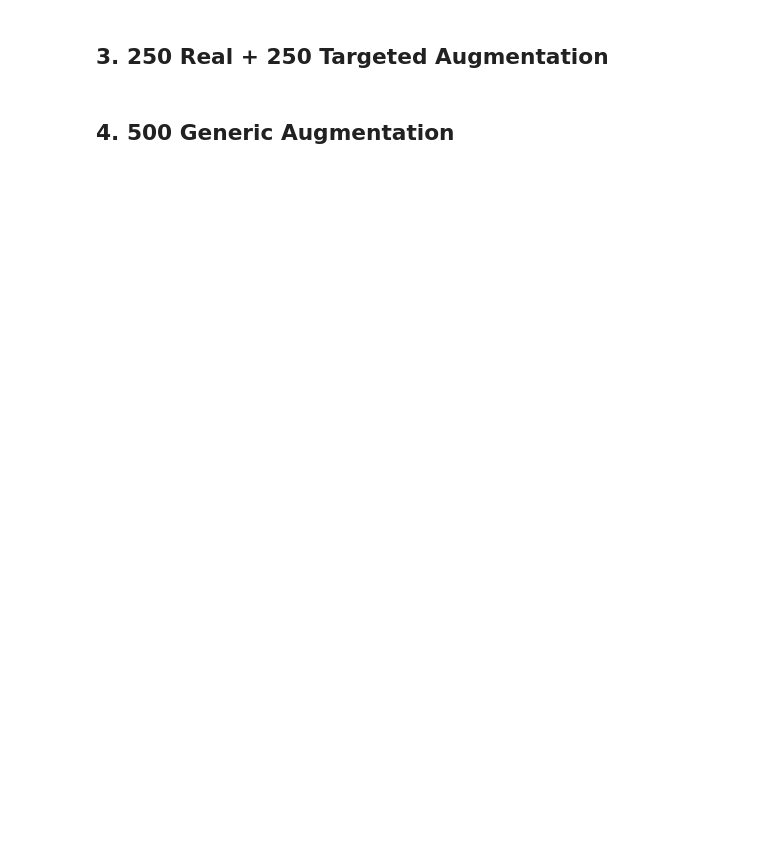
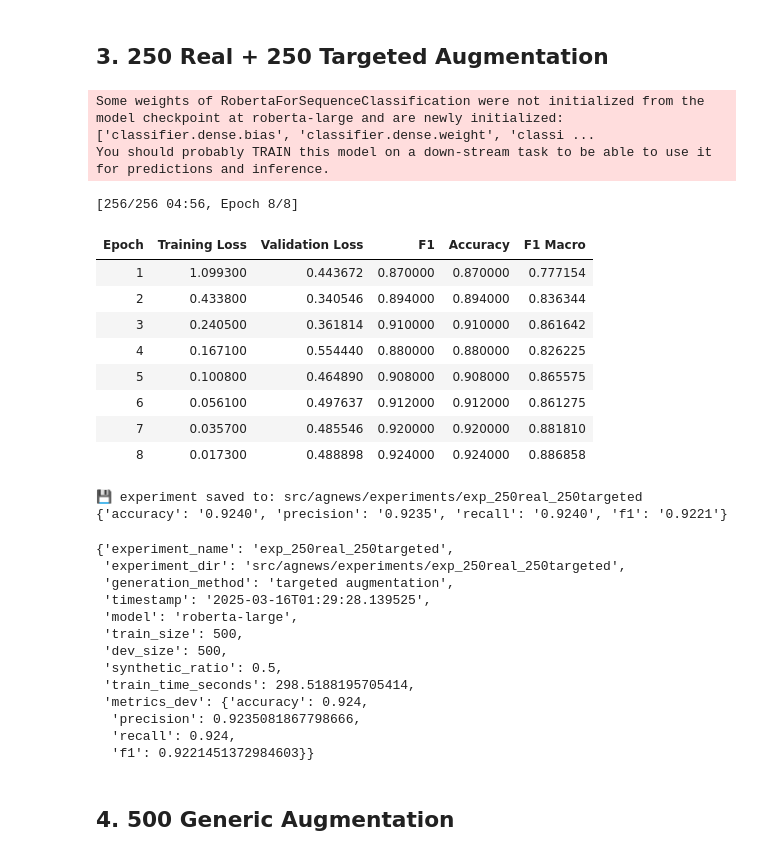
Before and after one commit to AlessandroGhiotto/thesis-nlp, a Jupyter notebook: src/agnews/run_multiclassRoBERTA_agnews.ipynb, the cells around one changed output. Cells and saved outputs as stored; diff of their text form; code cells hidden in the pictures; blank space fills up the shorter version.

```diff
--- a/src/agnews/run_multiclassRoBERTA_agnews.ipynb
+++ b/src/agnews/run_multiclassRoBERTA_agnews.ipynb
@@ -123,21 +138,52 @@ You should probably TRAIN this model on a down-stream task to be able to use it
 # %% [markdown]
 ## 3. 250 Real + 250 Targeted Augmentation
 # %%
+name = "exp_250real_250targeted"
 train_details = main_multiclassRoBERTA(
     real_df=real_train_df,
     synth_df=syn_targeted_df, # Targeted Augmentation
     dev_df=dev_df,
     synth_ratio=0.5, # 50% of the data is synthetic
     max_samples=500,
-    output_dir="src/agnews/experiments/exp_250real_250targeted",
-    log_dir="src/agnews/experiments/RoBERTA_log.json",
+    output_dir=os.path.join(FOLDER_DIR, name),
+    log_dir=LOG_DIR,
     generation_method="targeted augmentation",
+    save_model=True,
+    save_dataset=True,
 )
 display(train_details)
 
 res = train_details["metrics_dev"]
-res["method"] = "250real_250targeted"
+res["method"] = name.replace("exp_", "")
 results.append(res)
+# %% [output]
+Some weights of RobertaForSequenceClassification were not initialized from the model checkpoint at roberta-large and are newly initialized: ['classifier.dense.bias', 'classifier.dense.weight', 'classi ...
+You should probably TRAIN this model on a down-stream task to be able to use it for predictions and inference.
+[256/256 04:56, Epoch 8/8]
+| Epoch | Training Loss | Validation Loss | F1 | Accuracy | F1 Macro |
+| 1 | 1.099300 | 0.443672 | 0.870000 | 0.870000 | 0.777154 |
+| 2 | 0.433800 | 0.340546 | 0.894000 | 0.894000 | 0.836344 |
+| 3 | 0.240500 | 0.361814 | 0.910000 | 0.910000 | 0.861642 |
+| 4 | 0.167100 | 0.554440 | 0.880000 | 0.880000 | 0.826225 |
+| 5 | 0.100800 | 0.464890 | 0.908000 | 0.908000 | 0.865575 |
+| 6 | 0.056100 | 0.497637 | 0.912000 | 0.912000 | 0.861275 |
+| 7 | 0.035700 | 0.485546 | 0.920000 | 0.920000 | 0.881810 |
+| 8 | 0.017300 | 0.488898 | 0.924000 | 0.924000 | 0.886858 |
+💾 experiment saved to: src/agnews/experiments/exp_250real_250targeted
+{'accuracy': '0.9240', 'precision': '0.9235', 'recall': '0.9240', 'f1': '0.9221'}
+{'experiment_name': 'exp_250real_250targeted',
+ 'experiment_dir': 'src/agnews/experiments/exp_250real_250targeted',
+ 'generation_method': 'targeted augmentation',
+ 'timestamp': '2025-03-16T01:29:28.139525',
+ 'model': 'roberta-large',
+ 'train_size': 500,
+ 'dev_size': 500,
+ 'synthetic_ratio': 0.5,
+ 'train_time_seconds': 298.5188195705414,
+ 'metrics_dev': {'accuracy': 0.924,
+  'precision': 0.9235081867798666,
+  'recall': 0.924,
+  'f1': 0.9221451372984603}}
 # %% [markdown]
 ## 4. 500 Generic Augmentation
 # %%
```
Also changed, not shown: parts of 10 cells of this notebook, 10 other files.
